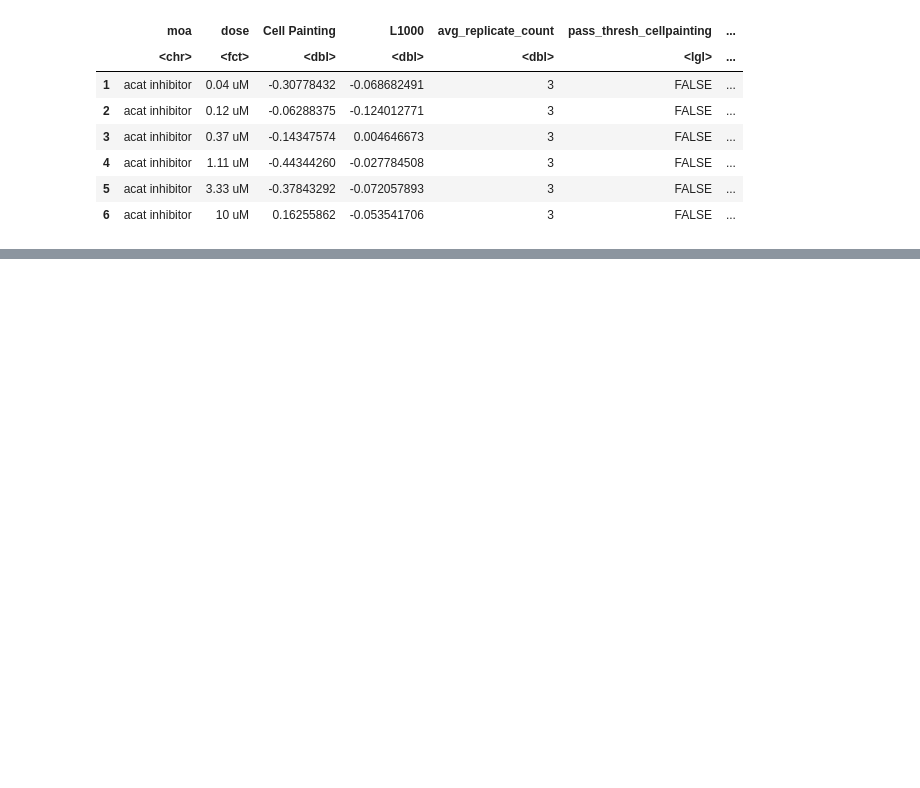
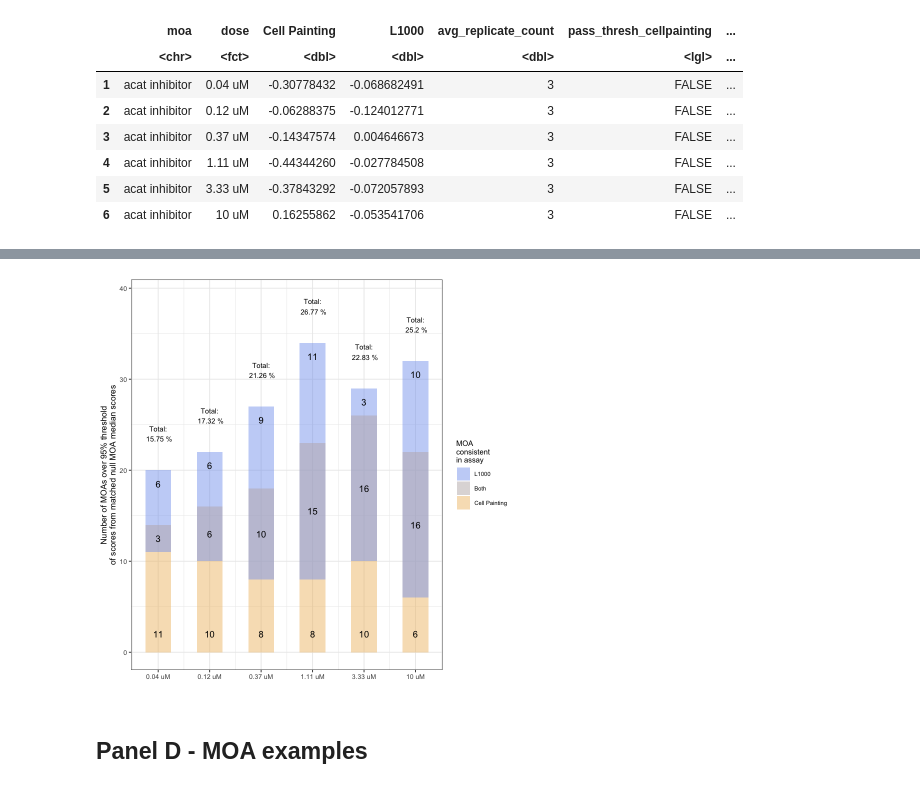
Before and after one commit to broadinstitute/lincs-profiling-complementarity, a Jupyter notebook: 6.paper_figures/figure2.ipynb, the cells around one changed output, grey strips where cells are left out. Cells and saved outputs as stored; diff of their text form; code cells hidden in the pictures; blank space fills up the shorter version.

```diff
--- a/6.paper_figures/figure2.ipynb
+++ b/6.paper_figures/figure2.ipynb
@@ -258,0 +418,3 @@ panel_b_gg
+# %%
+total_moas <- length(unique(significant_moa_df$moa))
+total_moas
@@ -258,0 +442,45 @@ panel_b_gg
+# %%
+# Prep legend order
+full_moa_rect <- full_moa_rect %>%
+    dplyr::add_row(
+        dose = NA,
+        ymax_bar = NA,
+        unique_pass = NA,
+        num_pass_both = NA,
+        ymin_bar = NA,
+        xmin_bar = NA,
+        xmax_bar = NA,
+        assay = "Both",
+        label_text_y = NA
+    ) %>%
+    dplyr::left_join(percentile_pass_moa_df, by = "dose")
+
+full_moa_rect$assay <- factor(full_moa_rect$assay, levels = c("L1000", "Both", "Cell Painting"))
+# %%
+updated_assay_colors <- c(assay_colors, "Both" = "#BDB4B4")
+
+panel_c_gg <- (
+    ggplot(full_moa_rect)
+    + geom_rect(aes(fill = assay, ymin = ymin_bar, ymax = ymax_bar, xmin = xmin_bar, xmax = xmax_bar), alpha = 0.5)
+    + geom_text(aes(x = xmin_bar + 0.5, y = label_text_y, label = unique_pass))
+    + geom_text(data = num_pass_both_moa_text, aes(x = xmin_bar + 0.5, y = label_text_y, label = num_pass_both))
+    # Select only L1000 below to not duplicate text
+    + geom_text(
+        data = full_moa_rect %>% dplyr::filter(assay == "L1000"),
+        aes(x = xmin_bar + 0.5, y = ymax_bar + 4, label = num_pass_percentile),
+        size = 3
+    )
+    + scale_fill_manual("MOA\nconsistent\nin assay", values = updated_assay_colors)
+    + theme_bw()
+    + figure_theme
+    + scale_x_continuous(
+        labels = num_pass_both_moa_text$dose,
+        breaks = seq(0.5, length(num_pass_both_moa_text$dose) * 2, 2),
+    )
+    + ylab("Number of MOAs over 95% threshold\nof scores from matched null MOA median scores")
+    + xlab("")
+    + ylim(0, max(full_moa_rect$num_pass_total, na.rm = TRUE) + 5)
+)
+
+panel_c_gg
+# %% [output]
@@ -259,3 +491,6 @@ panel_b_gg
+[figure, added]
+# %% [markdown]
+## Panel D - MOA examples
 # %%
 moa_count_filter <- 2
 
```
Also changed, not shown: parts of 31 cells of this notebook, 9 other files.
